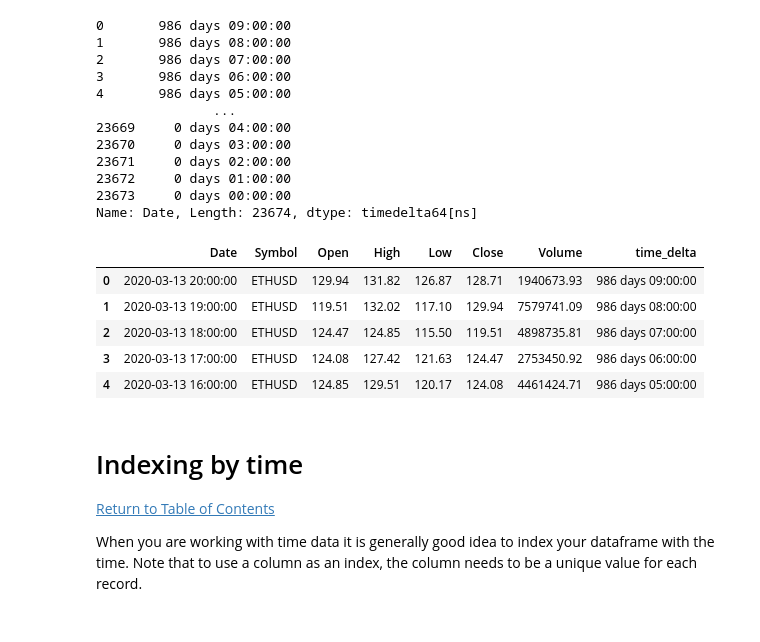
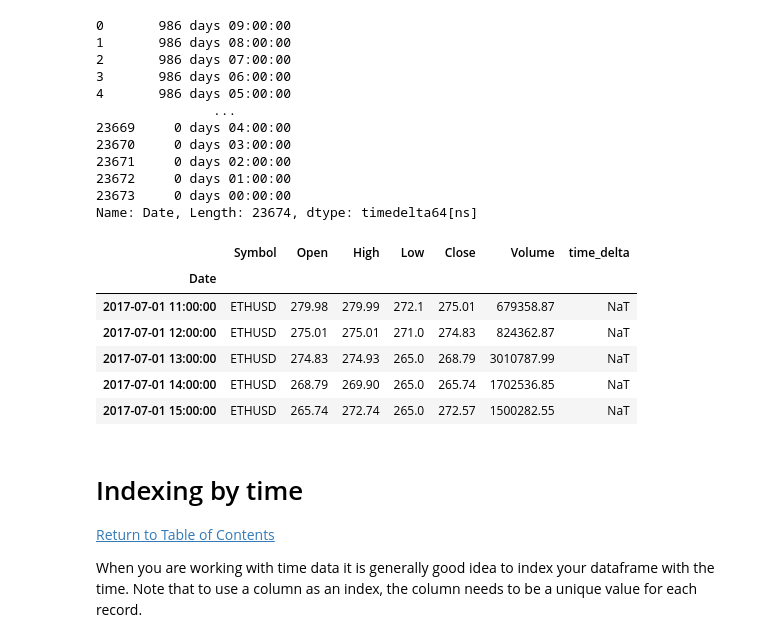
Before and after one commit to fgonzaleumbc/DATA601, a Jupyter notebook: Lecture06/15_Dates_Times.ipynb, the cells around one changed output. Drawn from its saved outputs; the diff is of its cells as text; code cells hidden in the pictures.

```diff
--- a/Lecture06/15_Dates_Times.ipynb
+++ b/Lecture06/15_Dates_Times.ipynb
@@ -388,15 +392,16 @@ df3.Date - df3.Date.min()
 Name: Date, Length: 23674, dtype: timedelta64[ns]
 # %%
 # We can create a derived feature with the time_delta
-df3['time_delta'] = df3.Date - df3.Date.min()
-df3.head()
+df['time_delta'] = df3.Date - df3.Date.min()
+df.head()
 # %% [output]
-|  | Date | Symbol | Open | High | Low | Close | Volume | time_delta |
-| 0 | 2020-03-13 20:00:00 | ETHUSD | 129.94 | 131.82 | 126.87 | 128.71 | 1940673.93 | 986 days 09:00:00 |
-| 1 | 2020-03-13 19:00:00 | ETHUSD | 119.51 | 132.02 | 117.10 | 129.94 | 7579741.09 | 986 days 08:00:00 |
-| 2 | 2020-03-13 18:00:00 | ETHUSD | 124.47 | 124.85 | 115.50 | 119.51 | 4898735.81 | 986 days 07:00:00 |
-| 3 | 2020-03-13 17:00:00 | ETHUSD | 124.08 | 127.42 | 121.63 | 124.47 | 2753450.92 | 986 days 06:00:00 |
-| 4 | 2020-03-13 16:00:00 | ETHUSD | 124.85 | 129.51 | 120.17 | 124.08 | 4461424.71 | 986 days 05:00:00 |
+|  | Symbol | Open | High | Low | Close | Volume | time_delta |
+| Date |  |  |  |  |  |  |  |
+| 2017-07-01 11:00:00 | ETHUSD | 279.98 | 279.99 | 272.1 | 275.01 | 679358.87 | NaT |
+| 2017-07-01 12:00:00 | ETHUSD | 275.01 | 275.01 | 271.0 | 274.83 | 824362.87 | NaT |
+| 2017-07-01 13:00:00 | ETHUSD | 274.83 | 274.93 | 265.0 | 268.79 | 3010787.99 | NaT |
+| 2017-07-01 14:00:00 | ETHUSD | 268.79 | 269.90 | 265.0 | 265.74 | 1702536.85 | NaT |
+| 2017-07-01 15:00:00 | ETHUSD | 265.74 | 272.74 | 265.0 | 272.57 | 1500282.55 | NaT |
 # %% [markdown]
 # Indexing by time
 [Return to Table of Contents](#Table-of-Contents)
```
Also changed, not shown: parts of 22 cells of this notebook, 1 other file.
